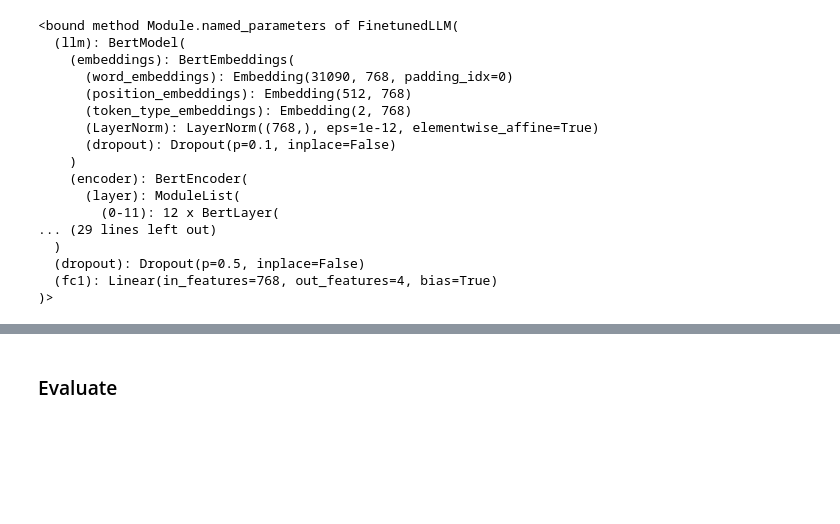
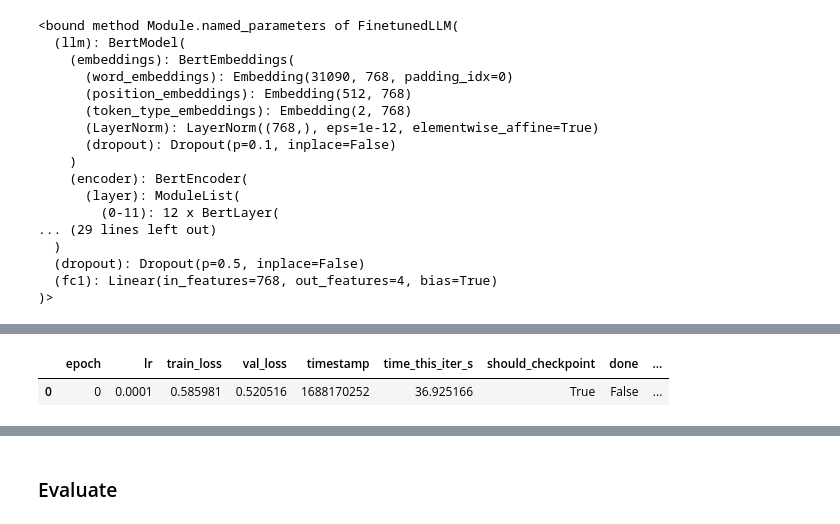
Before and after one commit to anyscale/Made-With-ML, a Jupyter notebook: notebooks/madewithml.ipynb, the cells around one changed output, grey strips where cells are left out. Saved outputs shown, nothing was run; the diff lists cells and outputs as text; code cells hidden in the pictures; blank space fills up the shorter version.

```diff
--- a/notebooks/madewithml.ipynb
+++ b/notebooks/madewithml.ipynb
@@ -768,0 +756,5 @@ Wall time: 1min 29s
+# %%
+results.metrics_dataframe
+# %% [output]
+|  | epoch | lr | train_loss | val_loss | timestamp | time_this_iter_s | should_checkpoint | done | ... |
+| 0 | 0 | 0.0001 | 0.585981 | 0.520516 | 1688170252 | 36.925166 | True | False | ... |
```
Also changed, not shown: parts of 47 cells of this notebook, 2 other files.
